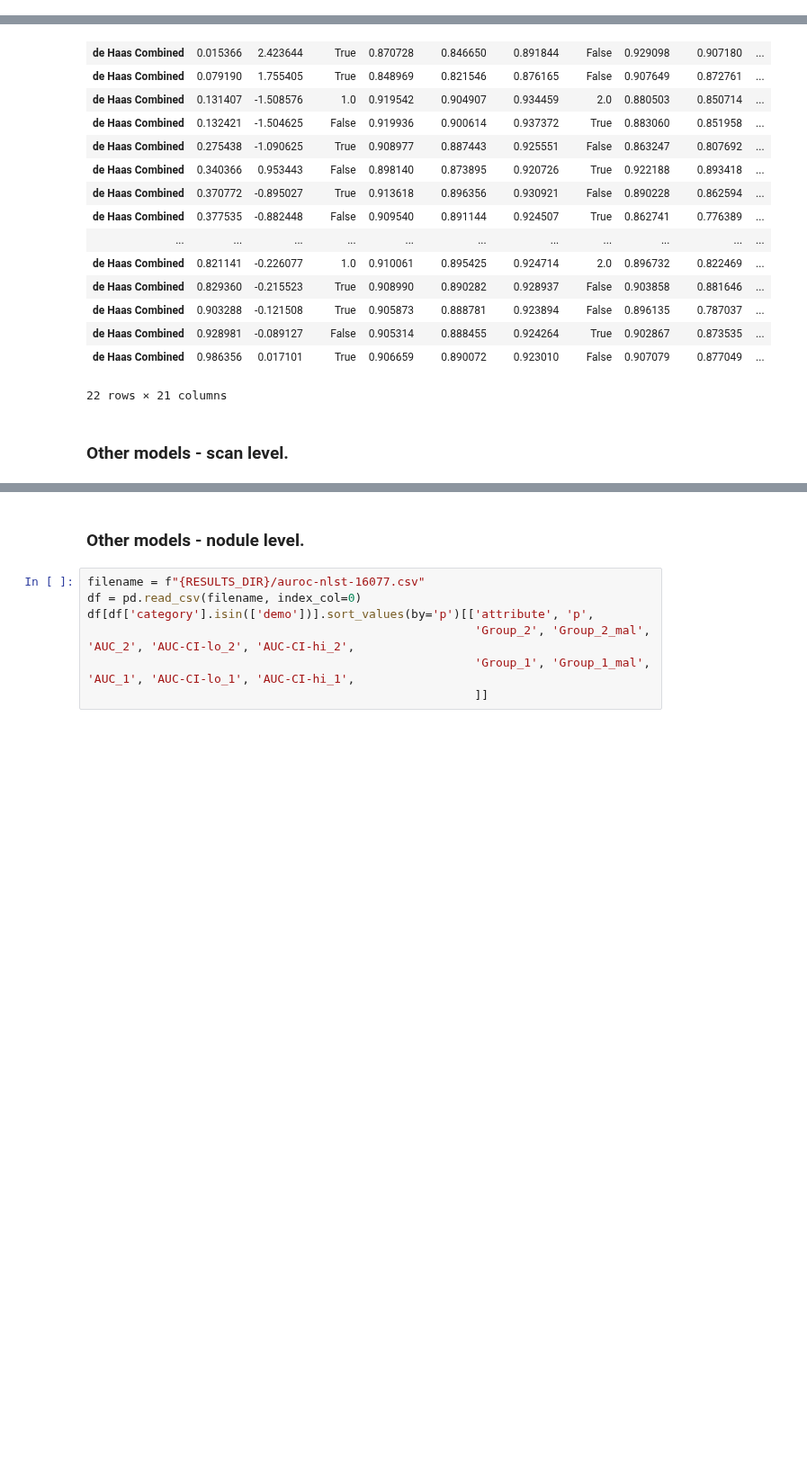
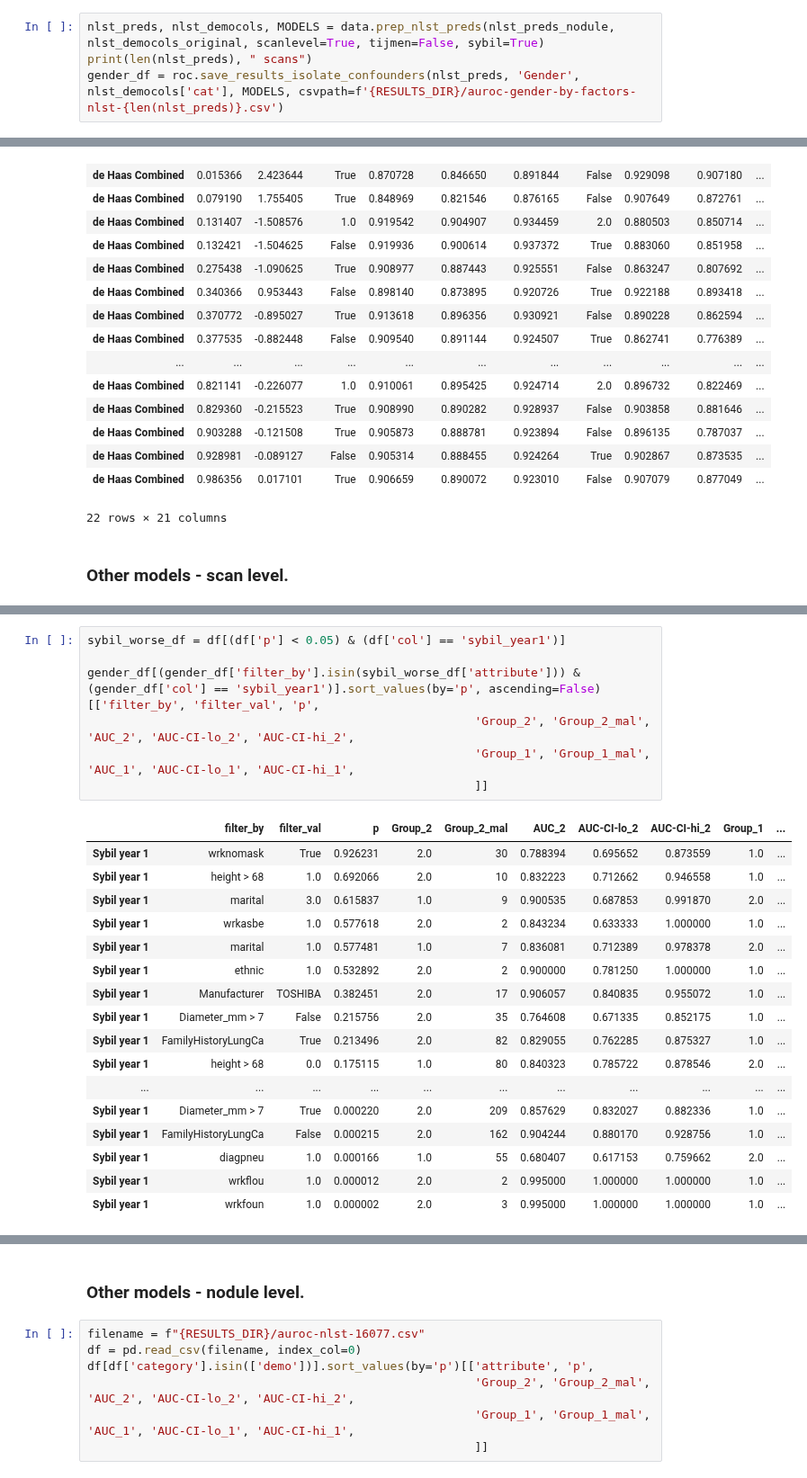
Before and after one commit to DIAGNijmegen/bodyct-lung-malignancy-fairness, a Jupyter notebook: save_all_roc_results.ipynb, the cells around one changed output, grey strips where cells are left out. Shown at 90% size. Saved outputs shown, nothing was run; the diff lists cells and outputs as text; blank space fills up the shorter version.

Commit message:
saved race/gender/bmi by other confounders roc

```diff
--- a/save_all_roc_results.ipynb
+++ b/save_all_roc_results.ipynb
@@ -223,0 +226,4 @@ result_df
+# %%
+nlst_preds, nlst_democols, MODELS = data.prep_nlst_preds(nlst_preds_nodule, nlst_democols_original, scanlevel=True, tijmen=False, sybil=True)
+print(len(nlst_preds), " scans")
+gender_df = roc.save_results_isolate_confounders(nlst_preds, 'Gender', nlst_democols['cat'], MODELS, csvpath=f'{RESULTS_DIR}/auroc-gender-by-factors-nlst-{len(nlst_preds)}.csv')
@@ -318,3 +403,28 @@ df[df['category'].isin(['demo'])].sort_values(by='p')[['attribute', 'p',
 | Venkadesh | Gender | 0.988677 | 2.0 | 244 | 0.889530 | 0.871460 | 0.910717 | 1.0 | 337 | ... |
 | de Haas Local | weight > 180 | 0.995357 | True | 247 | 0.872607 | 0.850030 | 0.894670 | False | 334 | ... |
 84 rows × 12 columns
+# %%
+sybil_worse_df = df[(df['p'] < 0.05) & (df['col'] == 'sybil_year1')]
+
+gender_df[(gender_df['filter_by'].isin(sybil_worse_df['attribute'])) & (gender_df['col'] == 'sybil_year1')].sort_values(by='p', ascending=False)[['filter_by', 'filter_val', 'p',
+                                                       'Group_2', 'Group_2_mal', 'AUC_2', 'AUC-CI-lo_2', 'AUC-CI-hi_2',
+                                                       'Group_1', 'Group_1_mal', 'AUC_1', 'AUC-CI-lo_1', 'AUC-CI-hi_1',
+                                                       ]]
+# %% [output]
+|  | filter_by | filter_val | p | Group_2 | Group_2_mal | AUC_2 | AUC-CI-lo_2 | AUC-CI-hi_2 | Group_1 | ... |
+| Sybil year 1 | wrknomask | True | 0.926231 | 2.0 | 30 | 0.788394 | 0.695652 | 0.873559 | 1.0 | ... |
+| Sybil year 1 | height > 68 | 1.0 | 0.692066 | 2.0 | 10 | 0.832223 | 0.712662 | 0.946558 | 1.0 | ... |
+| Sybil year 1 | marital | 3.0 | 0.615837 | 1.0 | 9 | 0.900535 | 0.687853 | 0.991870 | 2.0 | ... |
+| Sybil year 1 | wrkasbe | 1.0 | 0.577618 | 2.0 | 2 | 0.843234 | 0.633333 | 1.000000 | 1.0 | ... |
+| Sybil year 1 | marital | 1.0 | 0.577481 | 1.0 | 7 | 0.836081 | 0.712389 | 0.978378 | 2.0 | ... |
+| Sybil year 1 | ethnic | 1.0 | 0.532892 | 2.0 | 2 | 0.900000 | 0.781250 | 1.000000 | 1.0 | ... |
+| Sybil year 1 | Manufacturer | TOSHIBA | 0.382451 | 2.0 | 17 | 0.906057 | 0.840835 | 0.955072 | 1.0 | ... |
+| Sybil year 1 | Diameter_mm > 7 | False | 0.215756 | 2.0 | 35 | 0.764608 | 0.671335 | 0.852175 | 1.0 | ... |
+| Sybil year 1 | FamilyHistoryLungCa | True | 0.213496 | 2.0 | 82 | 0.829055 | 0.762285 | 0.875327 | 1.0 | ... |
+| Sybil year 1 | height > 68 | 0.0 | 0.175115 | 1.0 | 80 | 0.840323 | 0.785722 | 0.878546 | 2.0 | ... |
+| ... | ... | ... | ... | ... | ... | ... | ... | ... | ... | ... |
+| Sybil year 1 | Diameter_mm > 7 | True | 0.000220 | 2.0 | 209 | 0.857629 | 0.832027 | 0.882336 | 1.0 | ... |
+| Sybil year 1 | FamilyHistoryLungCa | False | 0.000215 | 2.0 | 162 | 0.904244 | 0.880170 | 0.928756 | 1.0 | ... |
+| Sybil year 1 | diagpneu | 1.0 | 0.000166 | 1.0 | 55 | 0.680407 | 0.617153 | 0.759662 | 2.0 | ... |
+| Sybil year 1 | wrkflou | 1.0 | 0.000012 | 2.0 | 2 | 0.995000 | 1.000000 | 1.000000 | 1.0 | ... |
+| Sybil year 1 | wrkfoun | 1.0 | 0.000002 | 2.0 | 3 | 0.995000 | 1.000000 | 1.000000 | 1.0 | ... |
```
Also changed, not shown: parts of 9 cells of this notebook, 3 other files.
